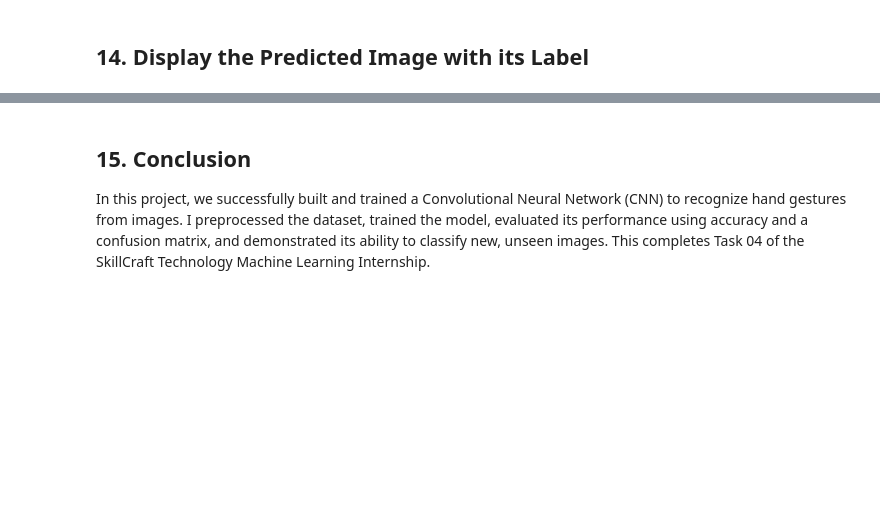
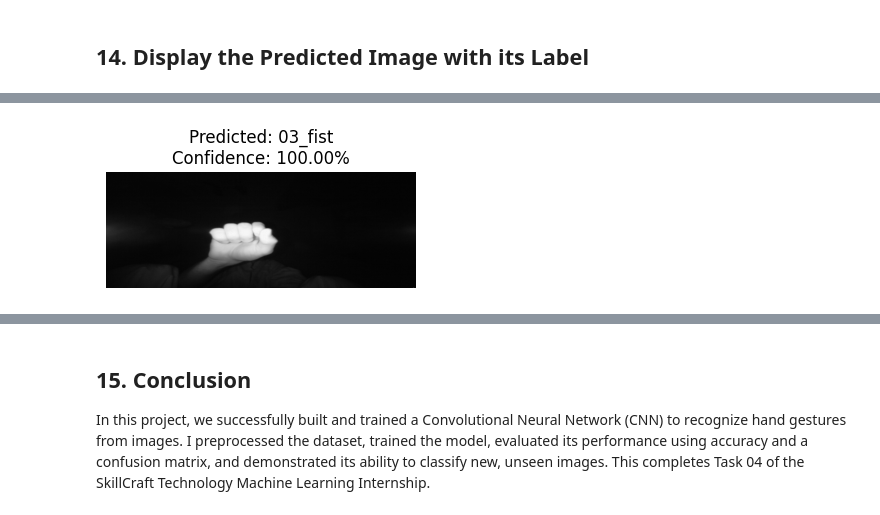
Before and after one commit to Impana2305/SCT_ML_4, a Jupyter notebook: hand_gesture_recognition.ipynb, the cells around one changed output, grey strips where cells are left out. Cells and saved outputs as stored; diff of their text form; code cells hidden in the pictures; blank space fills up the shorter version.

```diff
--- a/hand_gesture_recognition.ipynb
+++ b/hand_gesture_recognition.ipynb
@@ -340,7 +355,7 @@ def predict_new_image(img_path, model, class_names):
 ## 14. Display the Predicted Image with its Label
 # %%
 # Example usage:
-NEW_IMAGE_PATH = 'path_to_test_image.jpg' # Update this path to test an image
+NEW_IMAGE_PATH =r'D:\leapGestRecog\01\03_fist\frame_01_03_0001.png'
 
 if os.path.exists(NEW_IMAGE_PATH) and len(data) > 0:
     img, label, conf = predict_new_image(NEW_IMAGE_PATH, model, classes)
@@ -358,3 +373,4 @@ Please provide a valid path to an image in NEW_IMAGE_PATH to test.
+[figure, added]
 # %%
 if os.path.exists(NEW_IMAGE_PATH) and len(data) > 0:
     img = cv2.imread(NEW_IMAGE_PATH)
```
Also changed, not shown: parts of 7 cells of this notebook, 3 other files.
